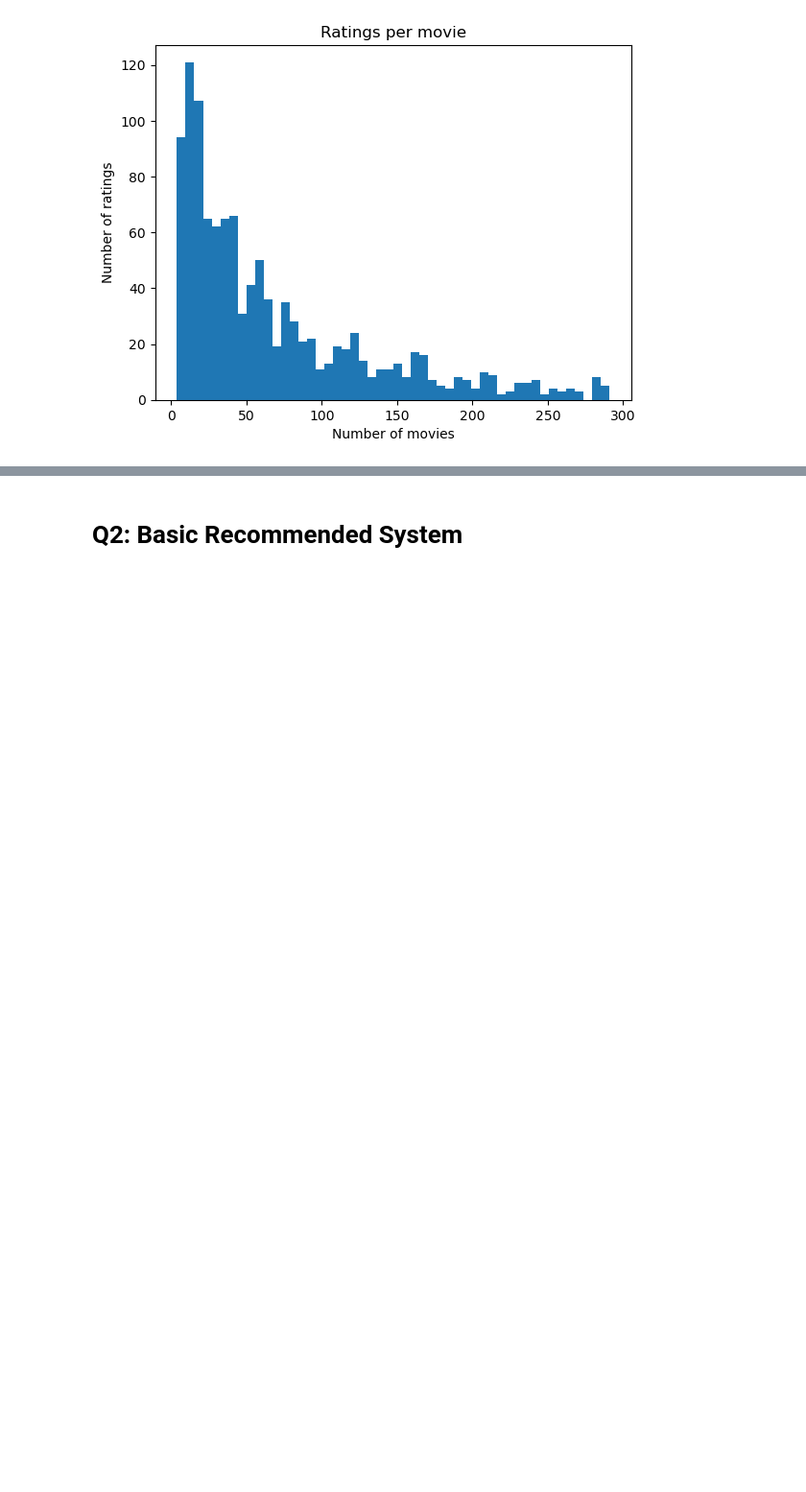
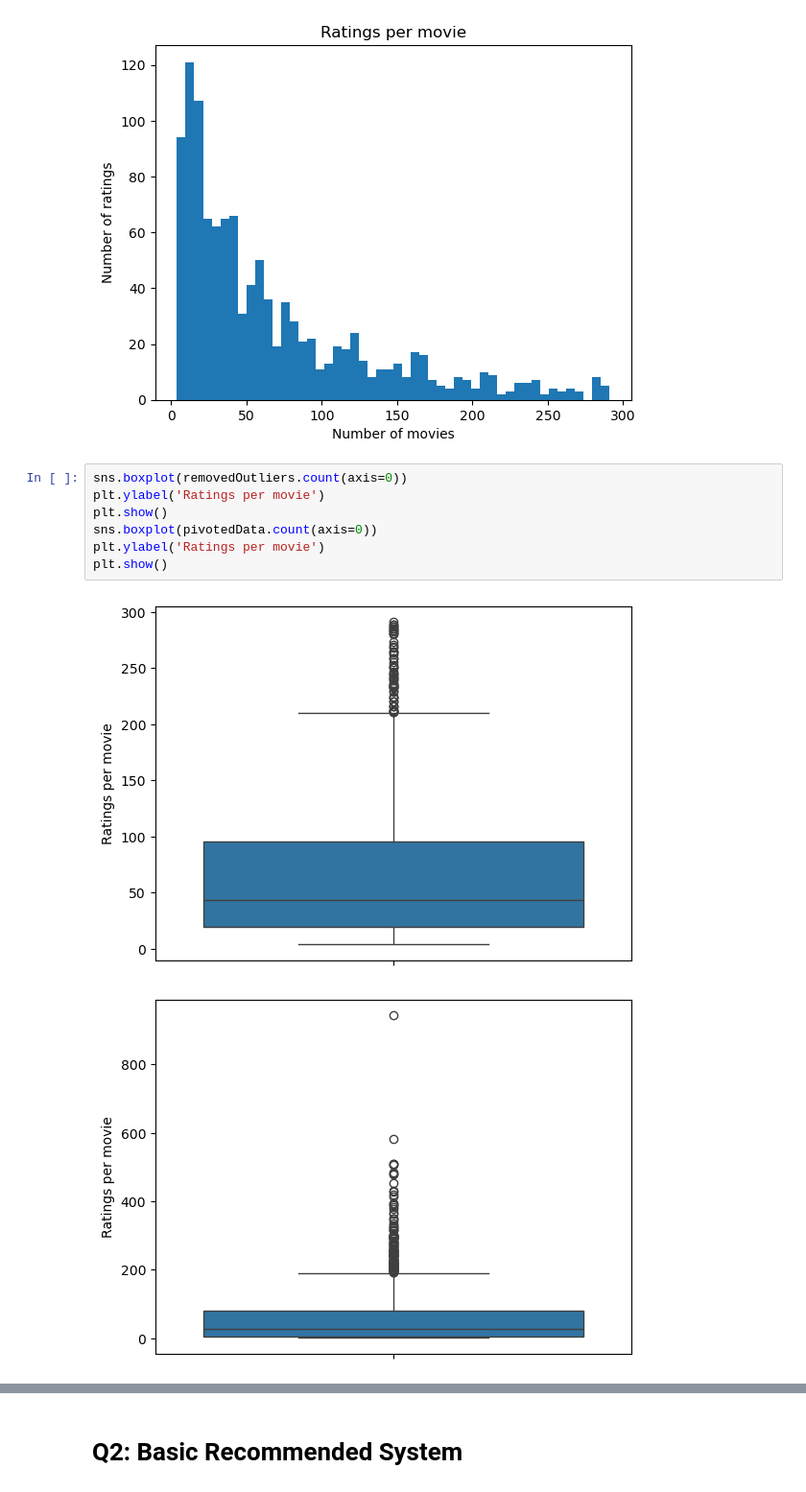
Before and after one commit to NikosKontou/6001-Project, a Jupyter notebook: project.ipynb, the cells around one changed output, grey strips where cells are left out. Shown: that part at 96% size. Cells and saved outputs as stored; diff of their text form; blank space fills up the shorter version.

```diff
--- a/project.ipynb
+++ b/project.ipynb
@@ -94,6 +110,16 @@ plt.hist(removedOutliers.count(), bins= 50)
         279.52, 285.26, 291.  ]),
  <BarContainer object of 50 artists>)
 [figure]
+# %%
+sns.boxplot(removedOutliers.count(axis=0))
+plt.ylabel('Ratings per movie')
+plt.show()
+sns.boxplot(pivotedData.count(axis=0))
+plt.ylabel('Ratings per movie')
+plt.show()
+# %% [output]
+[figure, added]
+[figure, added]
 # %%
 ratingsPerUser = removedOutliers.notnull().sum(axis=1)
 
```
Also changed, not shown: parts of 11 cells of this notebook.
